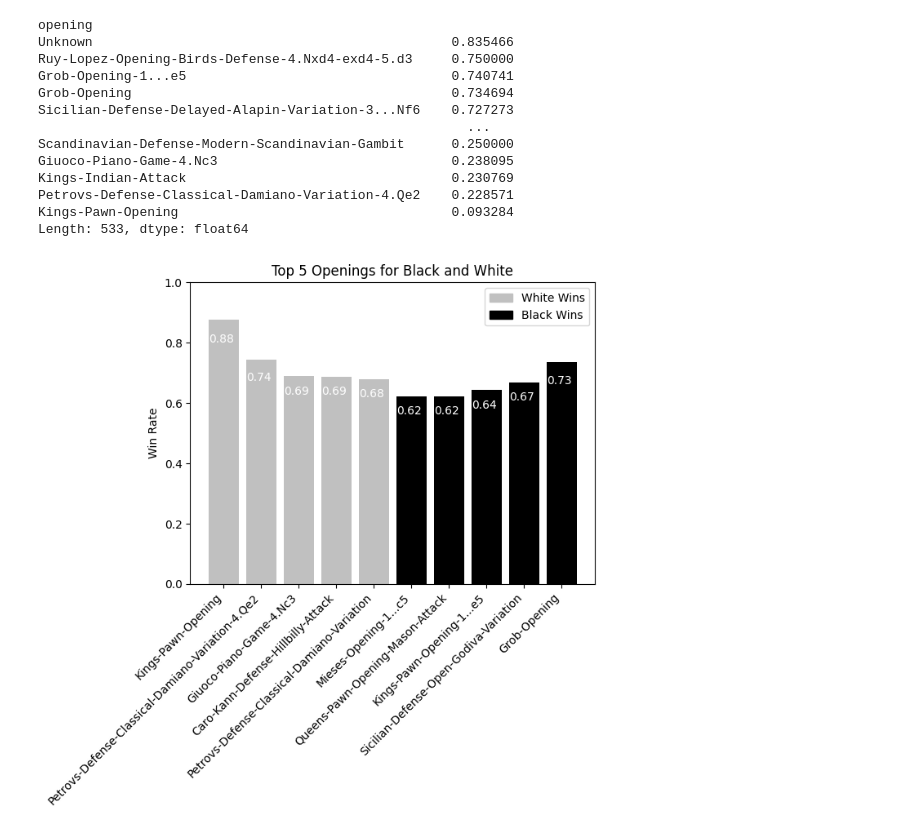
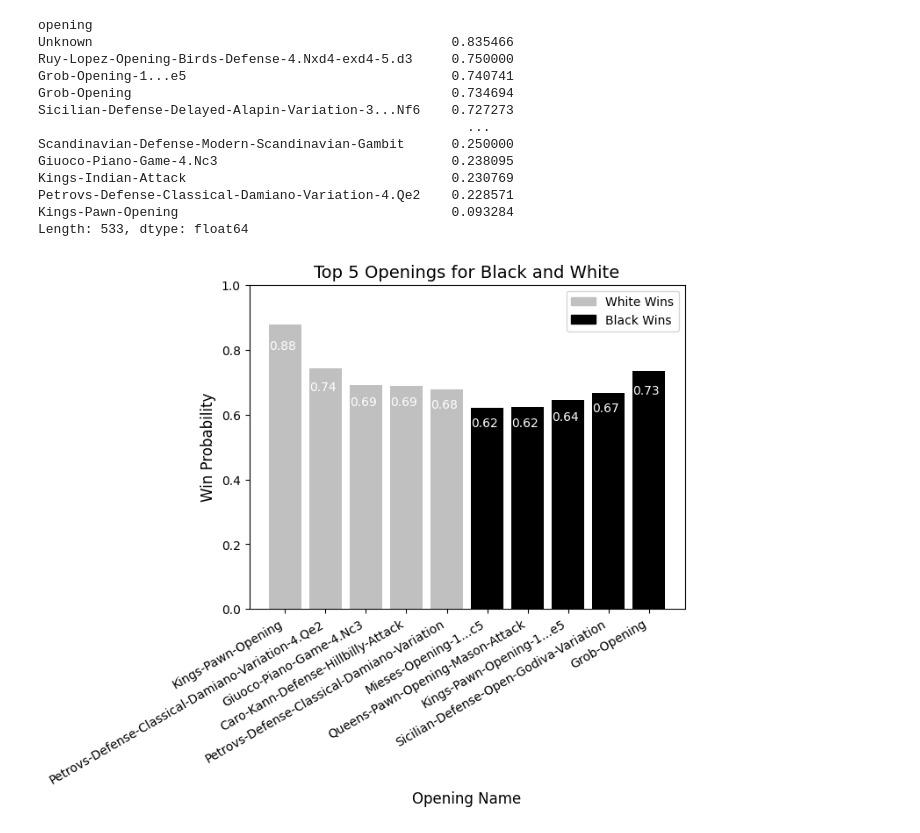
Before and after one commit to Torbet/Chess-DS, a Jupyter notebook: Openings.ipynb, the cells around one changed output. Cells and saved outputs as stored; diff of their text form; code cells hidden in the pictures.

Commit message:
Slight graph tweaks

```diff
--- a/Openings.ipynb
+++ b/Openings.ipynb
@@ -138,33 +138,34 @@ wins = dict(sorted(wins.items(), key=lambda item: item[1], reverse=True))
 # %%
 n = 5
 os = list(wins.keys())
 ps = list(wins.values())
 
 for i in range(len(ps)):
     ps[i] = abs(ps[i])
 
 whiteCol = "silver"
 blackCol = "black"
 
 colours = [whiteCol]*n + [blackCol]*n
 fig, ax = plt.subplots()
 bars = ax.bar((os[:n] + os[-6:-1]), (ps[:n] + ps[-6:-1]), color=colours)
 for bar in bars:
     yval = round(bar.get_height(), 2)
     plt.text(bar.get_x(), yval/1.1, yval, color = 'white')
 plt.ylim(ymax = 1, ymin = 0)
-plt.xticks(rotation = 45, ha = 'right')
-plt.ylabel("Win Rate")
-plt.title("Top 5 Openings for Black and White")
+plt.xticks(rotation = 30, ha = 'right')
+plt.ylabel("Win Probability", fontsize=12)
+plt.xlabel("Opening Name", fontsize=12)
+plt.title("Top 5 Openings for Black and White", fontsize=14)
 #ax.set_facecolor('slategrey')
 
 white_patch = mpatches.Patch(color=whiteCol, label='White Wins')
 black_patch = mpatches.Patch(color=blackCol, label='Black Wins')
 plt.legend(handles=[white_patch, black_patch])
 
 plt.show()
 # %% [output]
-[figure, old version]
+[figure, new version]
 # %%
 import requests
 from bs4 import BeautifulSoup
```
Also changed, not shown: parts of 9 cells of this notebook, 1 other file.
